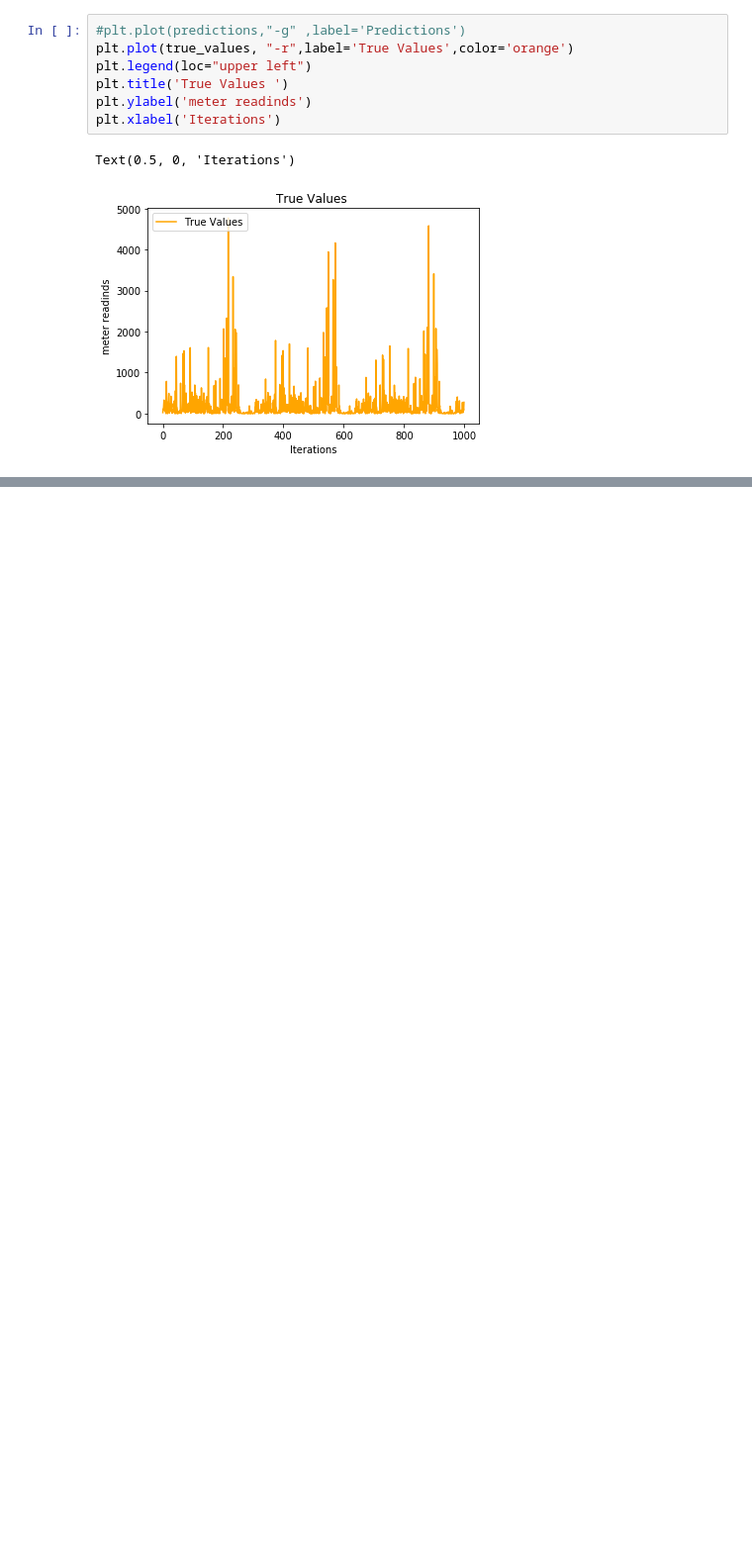
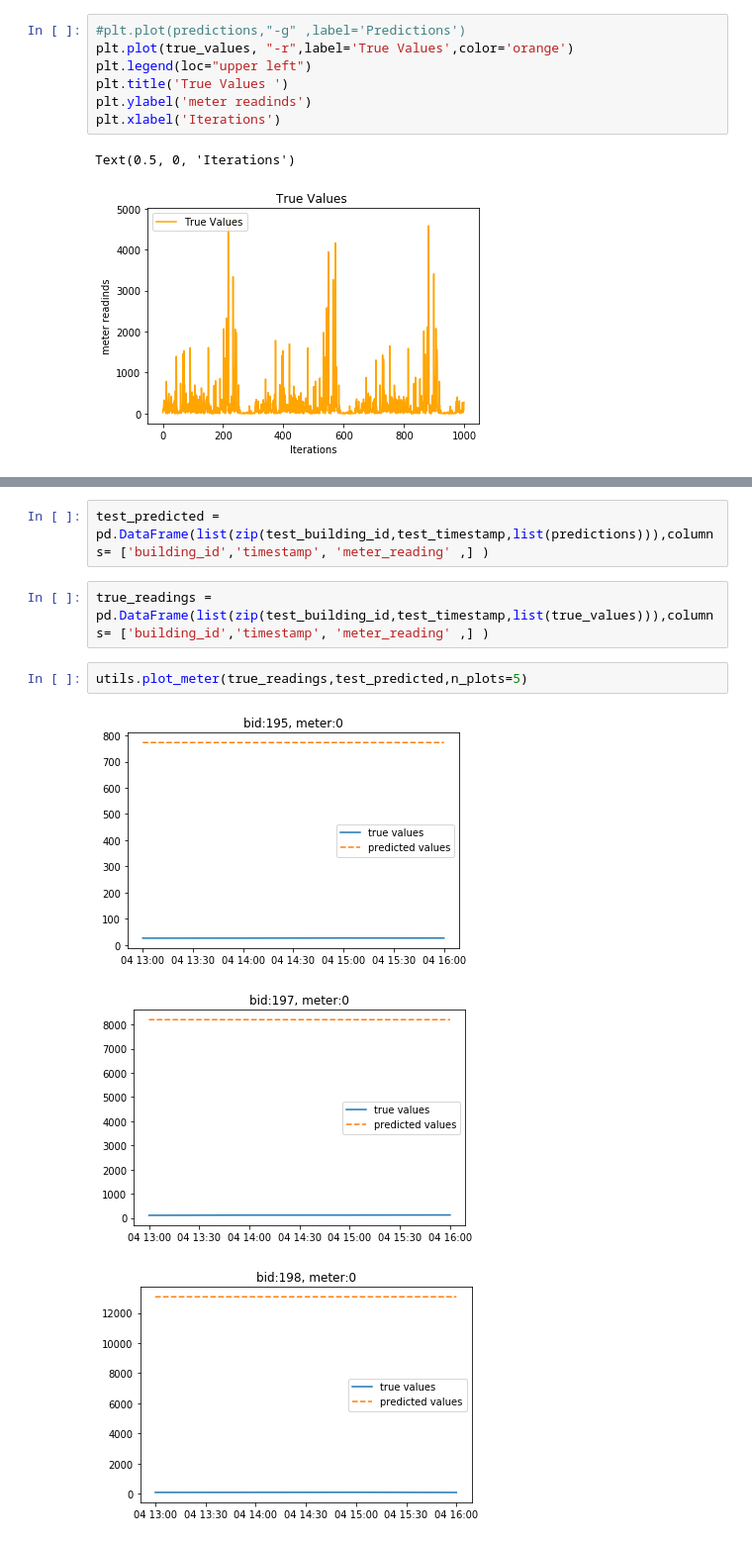
Before and after one commit to adderbyte/Energy_Prediction_Bot, a Jupyter notebook: Models/NewModelAPI.ipynb, the cells around one changed output, grey strips where cells are left out. Shown: that part at 99% size. Saved outputs shown, nothing was run; the diff lists cells and outputs as text; blank space fills up the shorter version.

```diff
--- a/Models/NewModelAPI.ipynb
+++ b/Models/NewModelAPI.ipynb
@@ -646,0 +647,10 @@ Text(0.5, 15.0, 'Iterations')
+# %%
+test_predicted = pd.DataFrame(list(zip(test_building_id,test_timestamp,list(predictions))),columns= ['building_id','timestamp', 'meter_reading' ,] )
+# %%
+true_readings = pd.DataFrame(list(zip(test_building_id,test_timestamp,list(true_values))),columns= ['building_id','timestamp', 'meter_reading' ,] )
+# %%
+utils.plot_meter(true_readings,test_predicted,n_plots=5)
+# %% [output]
+[figure, added]
+[figure, added]
+[figure, added]
```
Also changed, not shown: parts of 28 cells of this notebook, 1 other file.
